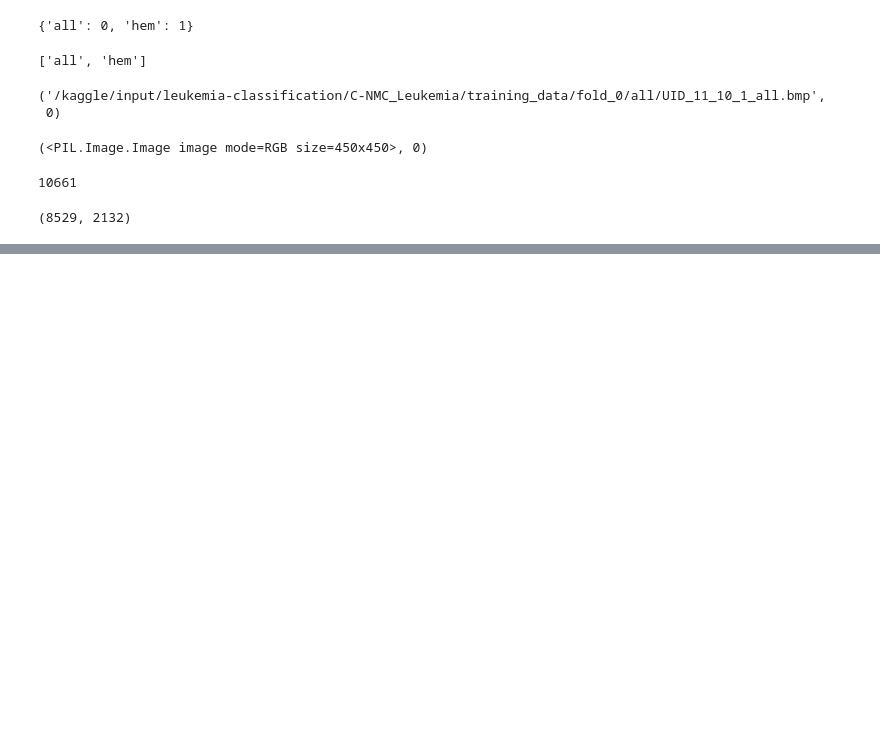
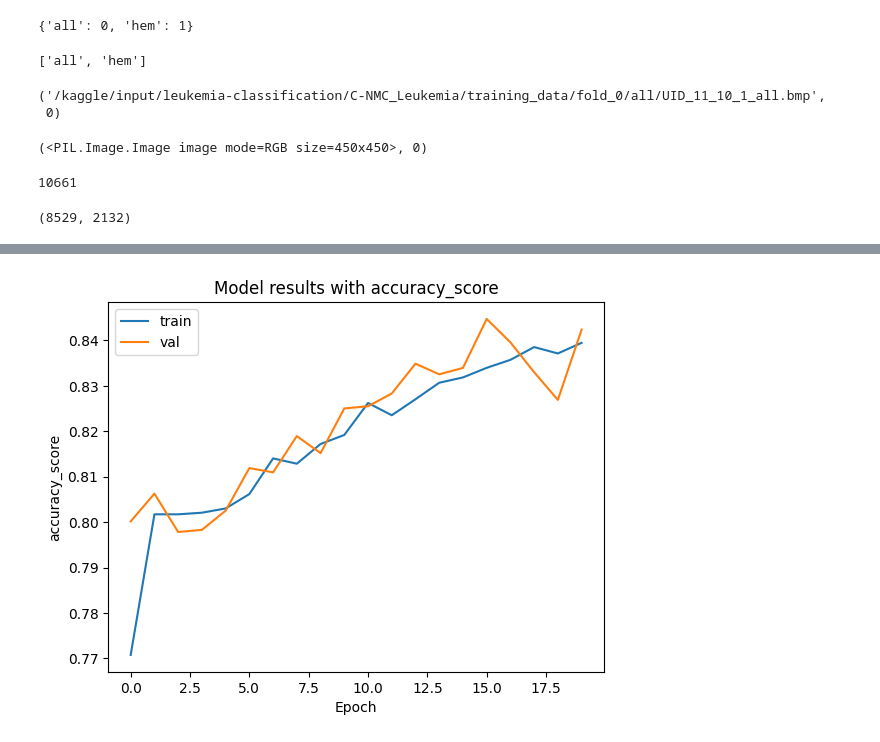
Before and after one commit to shaya-686/AI, a Jupyter notebook: img_vizualization.ipynb, the cells around one changed output, grey strips where cells are left out. Saved outputs shown, nothing was run; the diff lists cells and outputs as text; code cells hidden in the pictures; blank space fills up the shorter version.

```diff
--- a/img_vizualization.ipynb
+++ b/img_vizualization.ipynb
@@ -121,0 +429,4 @@ for i in range(3):  # Show 3 images
+# %%
+plot_metric(history, 'accuracy_score')
+# %% [output]
+[figure, added]
```
Also changed, not shown: parts of 10 cells of this notebook.
